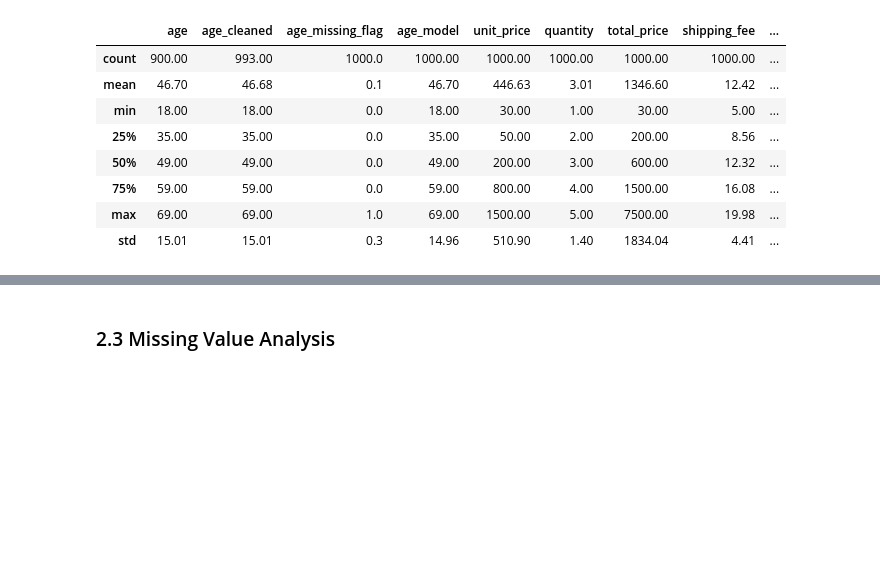
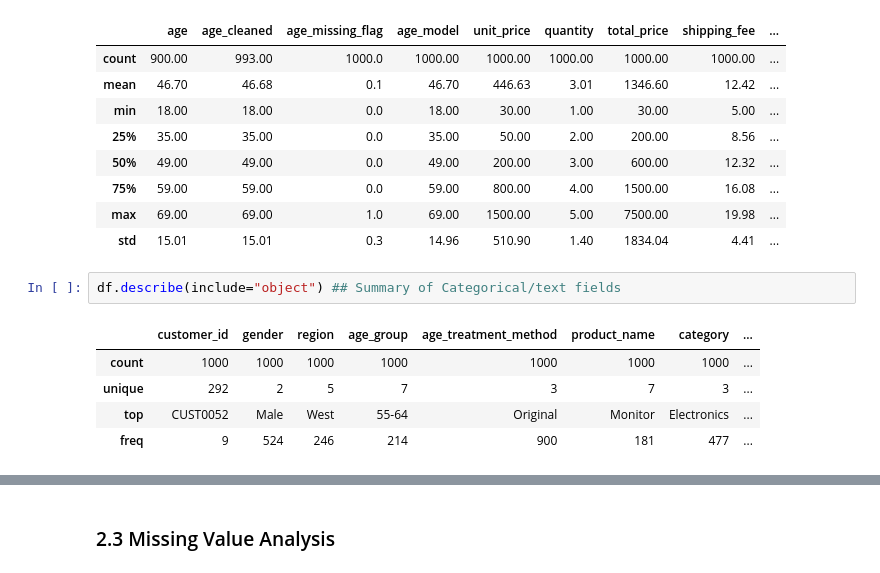
Before and after one commit to OppenJayme/ecommerce_sales_customer_insights, a Jupyter notebook: Deliverables/Group_Closer_Notebook.ipynb, the cells around one changed output, grey strips where cells are left out. Drawn from its saved outputs; the diff is of its cells as text; blank space fills up the shorter version.

```diff
--- a/Deliverables/Group_Closer_Notebook.ipynb
+++ b/Deliverables/Group_Closer_Notebook.ipynb
@@ -71,3 +97,11 @@ df.describe().round(2)
 | 75% | 59.00 | 59.00 | 0.0 | 59.00 | 800.00 | 4.00 | 1500.00 | 16.08 | ... |
 | max | 69.00 | 69.00 | 1.0 | 69.00 | 1500.00 | 5.00 | 7500.00 | 19.98 | ... |
 | std | 15.01 | 15.01 | 0.3 | 14.96 | 510.90 | 1.40 | 1834.04 | 4.41 | ... |
+# %%
+df.describe(include="object") ## Summary of Categorical/text fields
+# %% [output]
+|  | customer_id | gender | region | age_group | age_treatment_method | product_name | category | ... |
+| count | 1000 | 1000 | 1000 | 1000 | 1000 | 1000 | 1000 | ... |
+| unique | 292 | 2 | 5 | 7 | 3 | 7 | 3 | ... |
+| top | CUST0052 | Male | West | 55-64 | Original | Monitor | Electronics | ... |
+| freq | 9 | 524 | 246 | 214 | 900 | 181 | 477 | ... |
```
Also changed, not shown: parts of 14 cells of this notebook, 1 other file.
